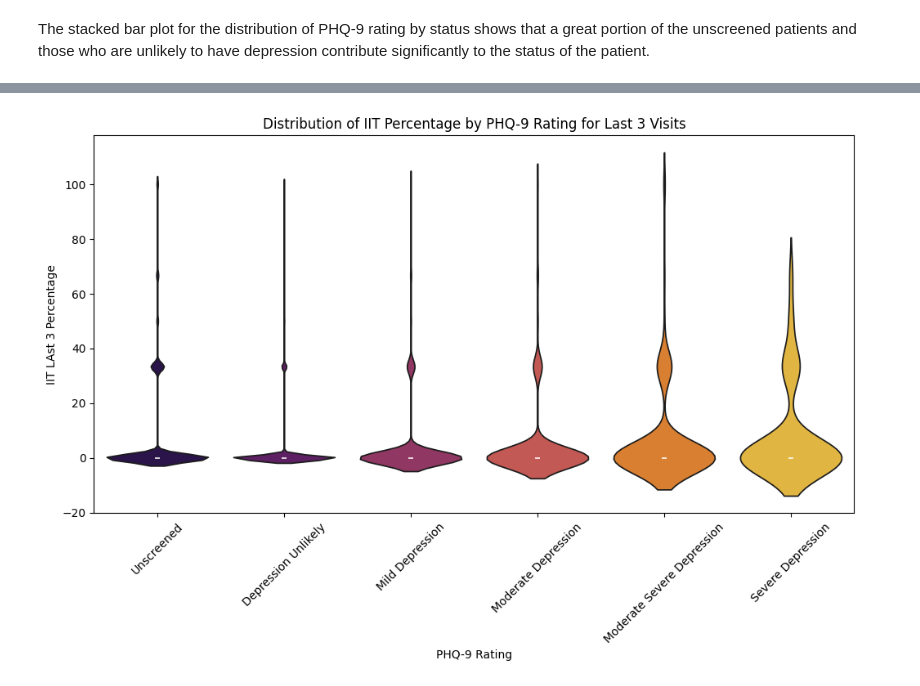
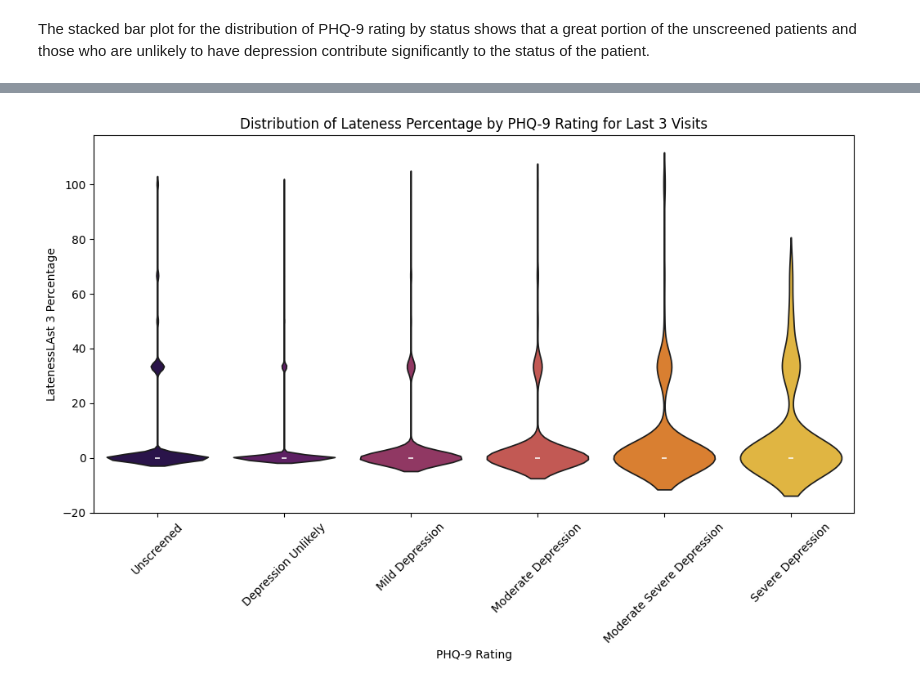
Before and after one commit to Philipmwasi/Patient-Risk-EDA-KeHMIS, a Jupyter notebook: notebook-kagglev4.ipynb, the cells around one changed output, grey strips where cells are left out. Saved outputs shown, nothing was run; the diff lists cells and outputs as text; code cells hidden in the pictures.

```diff
--- a/notebook-kagglev4.ipynb
+++ b/notebook-kagglev4.ipynb
@@ -1157,6 +1152,11 @@ Data columns (total 22 columns):
  21  PHQ_9_rating         439494 non-null  object
 dtypes: datetime64[ns](4), float64(6), int64(1), object(11)
 memory usage: 73.8+ MB
+# %%
+final_df = final_df.rename(columns={
+    'IITPercentage': 'LatenessPercentage',
+    'IITLast3Percentage': 'LatenessLast3Percentage'
+})
 # %%
 final_df.head()
 # %% [output]
@@ -1363,20 +1361,20 @@ This suggests that the PHQ-9 rating of a patient plays a role in determining if
 # %%
 # Create the violin plot
 plt.figure(figsize=(12, 6))
-sns.violinplot(data=final_df, x='PHQ_9_rating', y='IITLast3Percentage', palette='inferno')
+sns.violinplot(data=final_df, x='PHQ_9_rating', y='LatenessLast3Percentage', palette='inferno')
 
 # Set plot title and labels
-plt.title('Distribution of IIT Percentage by PHQ-9 Rating for Last 3 Visits')
+plt.title('Distribution of Lateness Percentage by PHQ-9 Rating for Last 3 Visits')
 plt.xlabel('PHQ-9 Rating')
-plt.ylabel('IIT LAst 3 Percentage')
+plt.ylabel('LatenessLAst 3 Percentage')
 
 # Rotate x-axis labels for better readability
 plt.xticks(rotation=45)
 
 # Show the plot
 plt.show()
 # %% [output]
-[figure, old version]
+[figure, new version]
 # %%
 # Writing into a csv file for modelling
 final_df.to_csv('final_dataframe_updated.csv', index=False)
```
Also changed, not shown: parts of 5 cells of this notebook.
